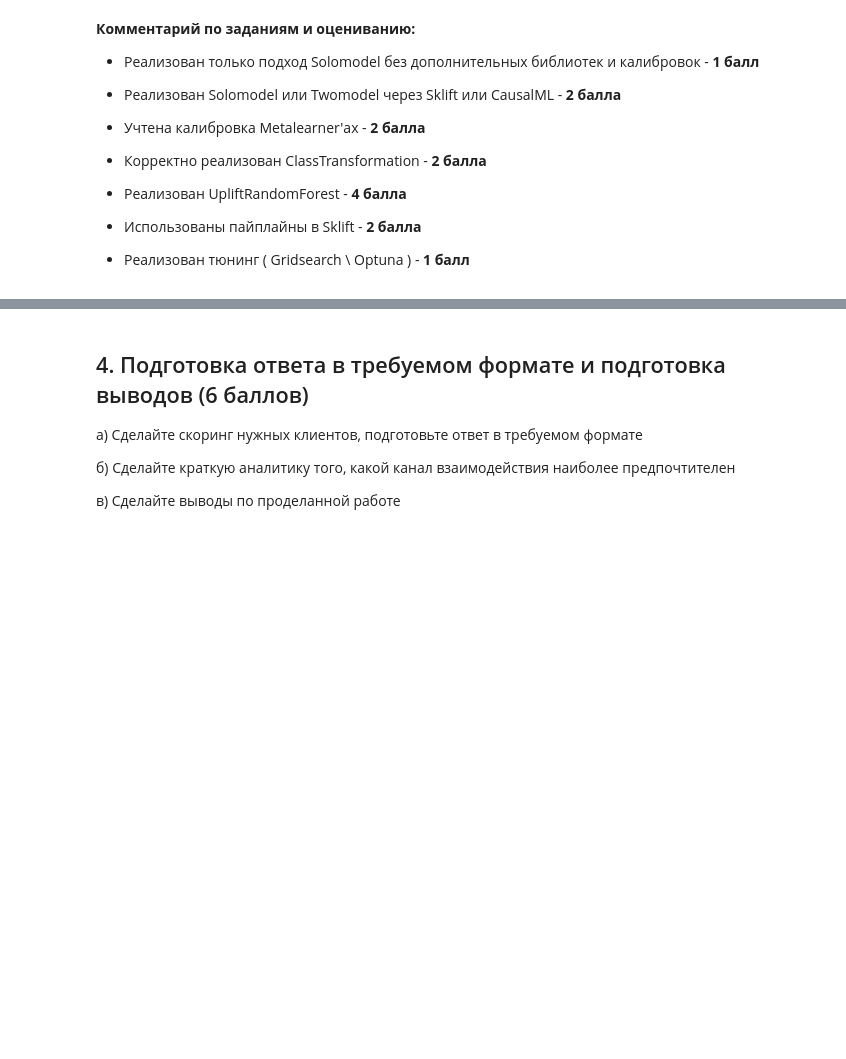
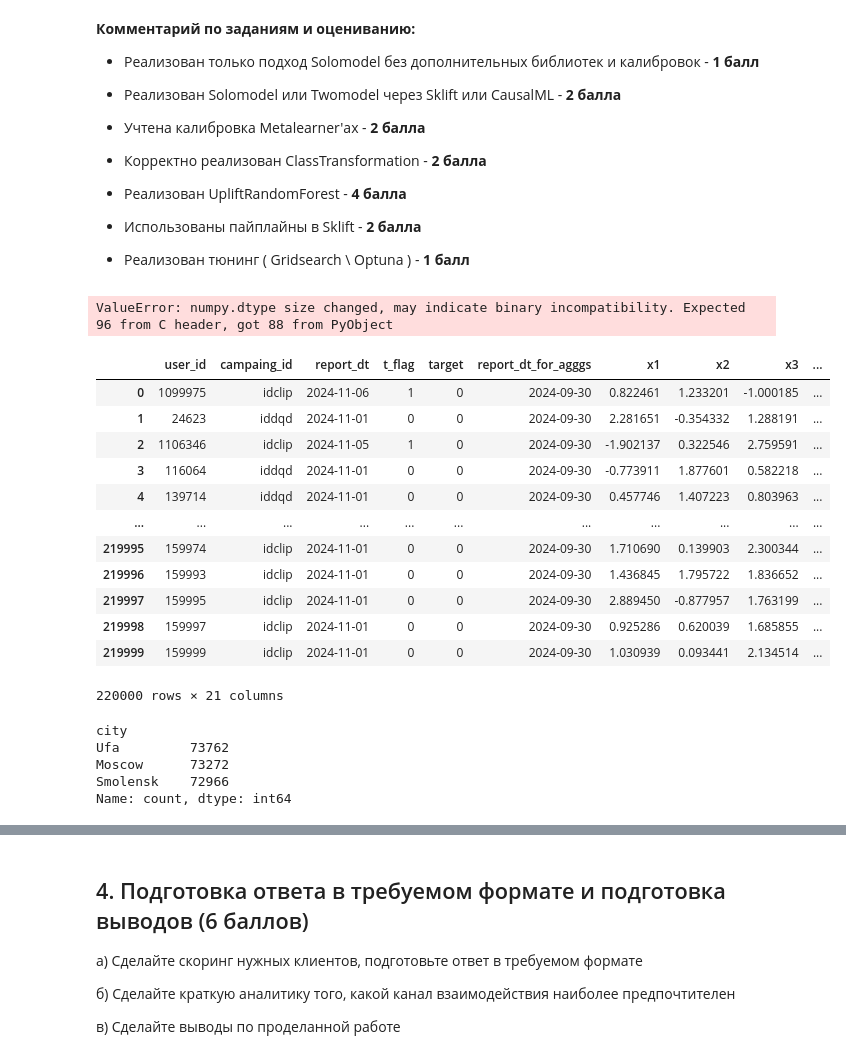
Before and after one commit to Eflarus/hse-ml-hw, a Jupyter notebook: AI HW6 Uplift.ipynb, the cells around one changed output, grey strips where cells are left out. Drawn from its saved outputs; the diff is of its cells as text; code cells hidden in the pictures; blank space fills up the shorter version.

```diff
--- a/AI HW6 Uplift.ipynb
+++ b/AI HW6 Uplift.ipynb
@@ -189,0 +865,56 @@ with zipfile.ZipFile('Data.zip', 'r') as zip_ref:
+# %%
+import pandas as pd
+import numpy as np
+import seaborn as sns
+import matplotlib.pyplot as plt
+
+from sklearn.preprocessing import MinMaxScaler
+from sklearn.pipeline import Pipeline
+from sklearn.model_selection import train_test_split, GridSearchCV
+from sklearn.linear_model import LogisticRegression
+from sklearn.calibration import CalibratedClassifierCV
+from sklearn.ensemble import RandomForestClassifier
+
+from sklift.models import SoloModel, TwoModels, ClassTransformation
+from sklift.metrics import qini_auc_score
+from sklift.viz import plot_qini_curve
+
+# from causalml.inference.tree import UpliftRandomForestClassifier
+import optuna
+df = pd.read_csv('data/hw6/target_eda.csv', sep=',')
+df['report_dt'] = pd.to_datetime(df['report_dt'])
+df['report_dt_for_agggs'] = pd.to_datetime(df['report_dt_for_agggs'])
+df['report_dt_agggs'] = pd.to_datetime(df['report_dt_agggs'])
+df
+# %% [output]
+ValueError: numpy.dtype size changed, may indicate binary incompatibility. Expected 96 from C header, got 88 from PyObject
+# %%
+df['m'] = df['report_dt'].dt.month # add month
+df['dow'] = df['report_dt'].dt.dayofweek
+df['d_diff'] = (df['report_dt'] - df['report_dt_for_agggs']).dt.days
+df
+# %% [output]
+|  | user_id | campaing_id | report_dt | t_flag | target | report_dt_for_agggs | x1 | x2 | x3 | ... |
+| 0 | 1099975 | idclip | 2024-11-06 | 1 | 0 | 2024-09-30 | 0.822461 | 1.233201 | -1.000185 | ... |
+| 1 | 24623 | iddqd | 2024-11-01 | 0 | 0 | 2024-09-30 | 2.281651 | -0.354332 | 1.288191 | ... |
+| 2 | 1106346 | idclip | 2024-11-05 | 1 | 0 | 2024-09-30 | -1.902137 | 0.322546 | 2.759591 | ... |
+| 3 | 116064 | iddqd | 2024-11-01 | 0 | 0 | 2024-09-30 | -0.773911 | 1.877601 | 0.582218 | ... |
+| 4 | 139714 | iddqd | 2024-11-01 | 0 | 0 | 2024-09-30 | 0.457746 | 1.407223 | 0.803963 | ... |
+| ... | ... | ... | ... | ... | ... | ... | ... | ... | ... | ... |
+| 219995 | 159974 | idclip | 2024-11-01 | 0 | 0 | 2024-09-30 | 1.710690 | 0.139903 | 2.300344 | ... |
+| 219996 | 159993 | idclip | 2024-11-01 | 0 | 0 | 2024-09-30 | 1.436845 | 1.795722 | 1.836652 | ... |
+| 219997 | 159995 | idclip | 2024-11-01 | 0 | 0 | 2024-09-30 | 2.889450 | -0.877957 | 1.763199 | ... |
+| 219998 | 159997 | idclip | 2024-11-01 | 0 | 0 | 2024-09-30 | 0.925286 | 0.620039 | 1.685855 | ... |
+| 219999 | 159999 | idclip | 2024-11-01 | 0 | 0 | 2024-09-30 | 1.030939 | 0.093441 | 2.134514 | ... |
+220000 rows × 21 columns
+# %%
+print(df['city'].value_counts()) # ohe this
+df = pd.get_dummies(df, columns=['campaing_id', 'city'], dtype=float, drop_first=True)
+df_prepared = df.drop(columns=['report_dt', 'report_dt_for_agggs', 'report_dt_agggs'], inplace=True)
+df_prepared
+# %% [output]
+city
+Ufa         73762
+Moscow      73272
+Smolensk    72966
+Name: count, dtype: int64
```
Also changed, not shown: parts of 77 cells of this notebook, 4 other files.
